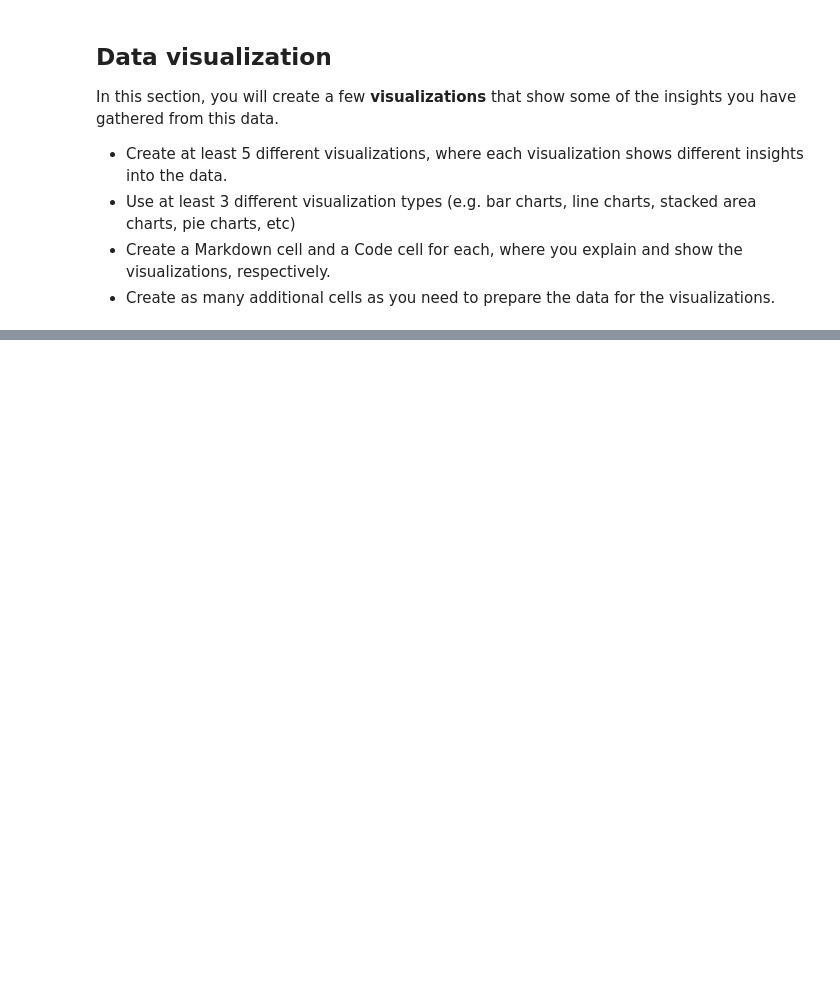
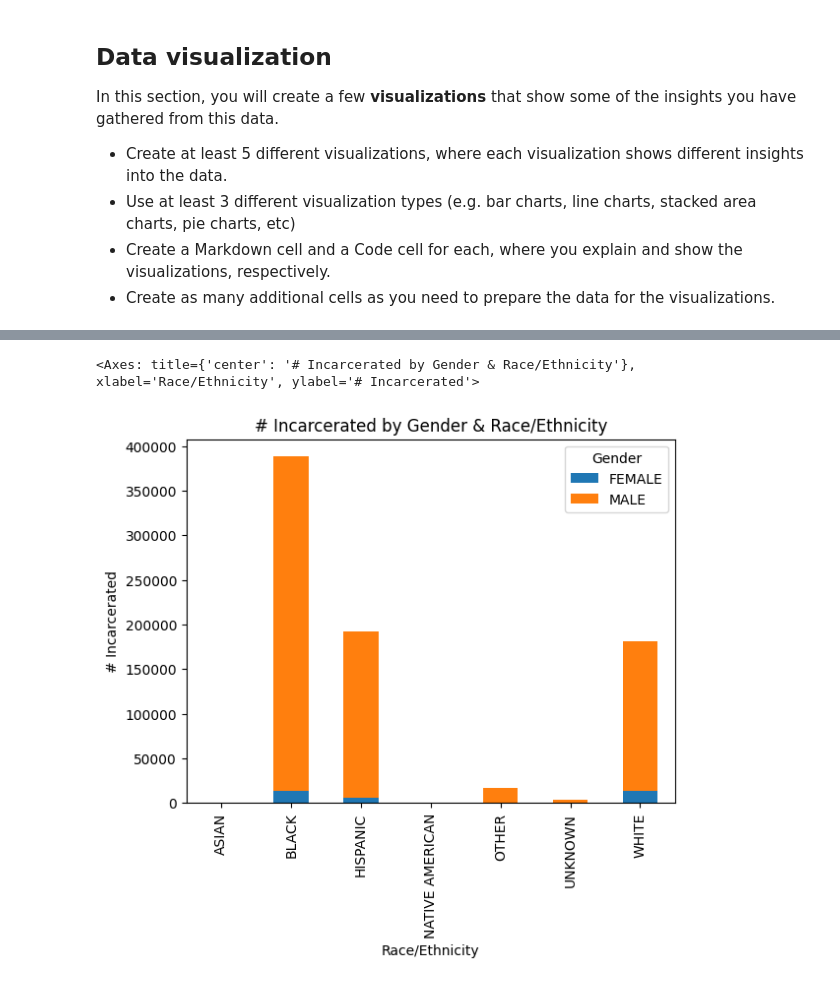
Before and after one commit to dbdesign-students-spring2024/8-pandas-exploration-carapeddle, a Jupyter notebook: analysis.ipynb, the cells around one changed output, grey strips where cells are left out. Cells and saved outputs as stored; diff of their text form; code cells hidden in the pictures; blank space fills up the shorter version.

```diff
--- a/analysis.ipynb
+++ b/analysis.ipynb
@@ -140,0 +449,6 @@ In this section, you will create a few **visualizations** that show some of the
+# %%
+gender_race = df_clean.groupby(["Race/Ethnicity", "Gender"]).size().unstack()
+gender_race.plot.bar(stacked=True, title = '# Incarcerated by Gender & Race/Ethnicity', xlabel = 'Race/Ethnicity', ylabel = '# Incarcerated')
+# %% [output]
+<Axes: title={'center': '# Incarcerated by Gender & Race/Ethnicity'}, xlabel='Race/Ethnicity', ylabel='# Incarcerated'>
+[figure, added]
```
Also changed, not shown: parts of 49 cells of this notebook, 1 other file.
